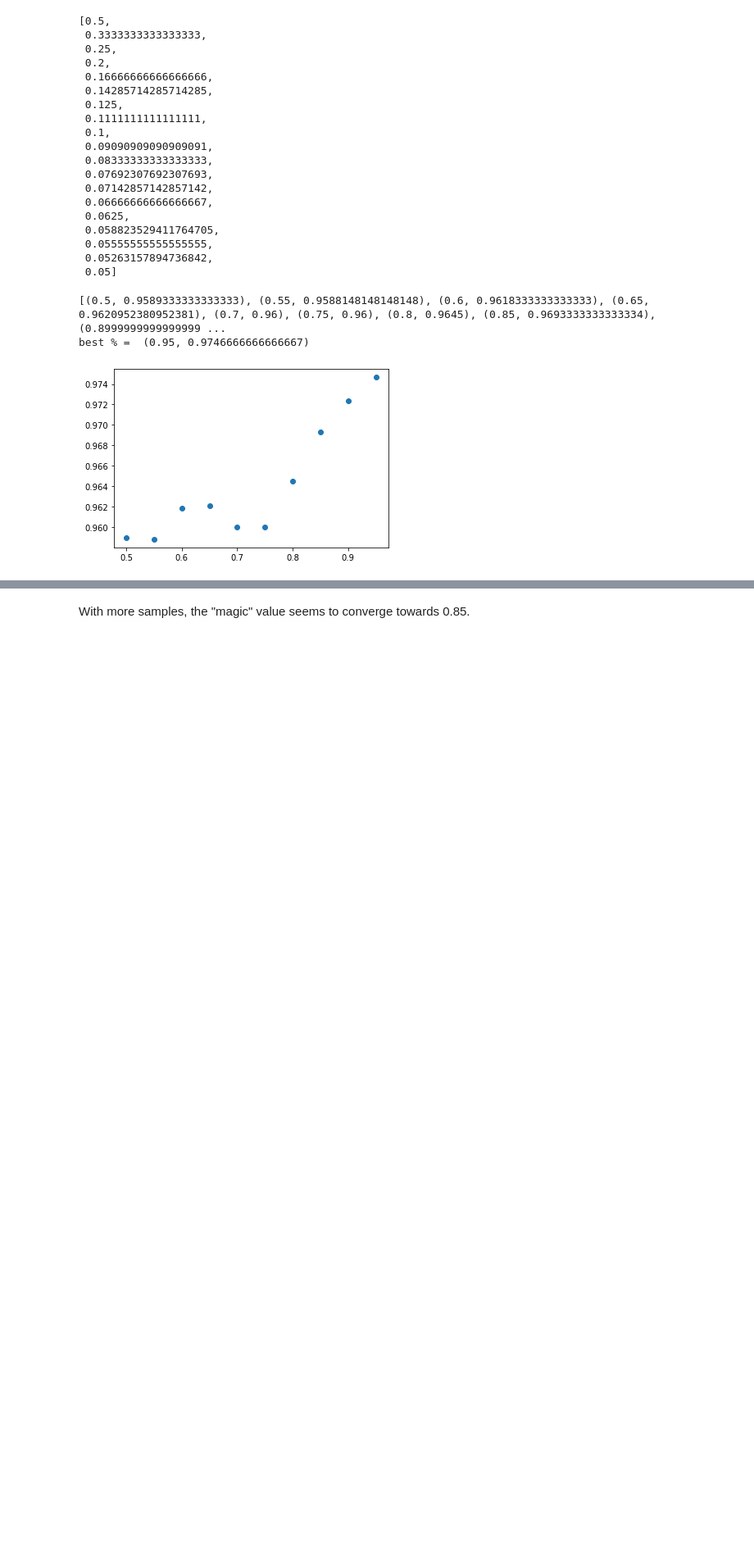
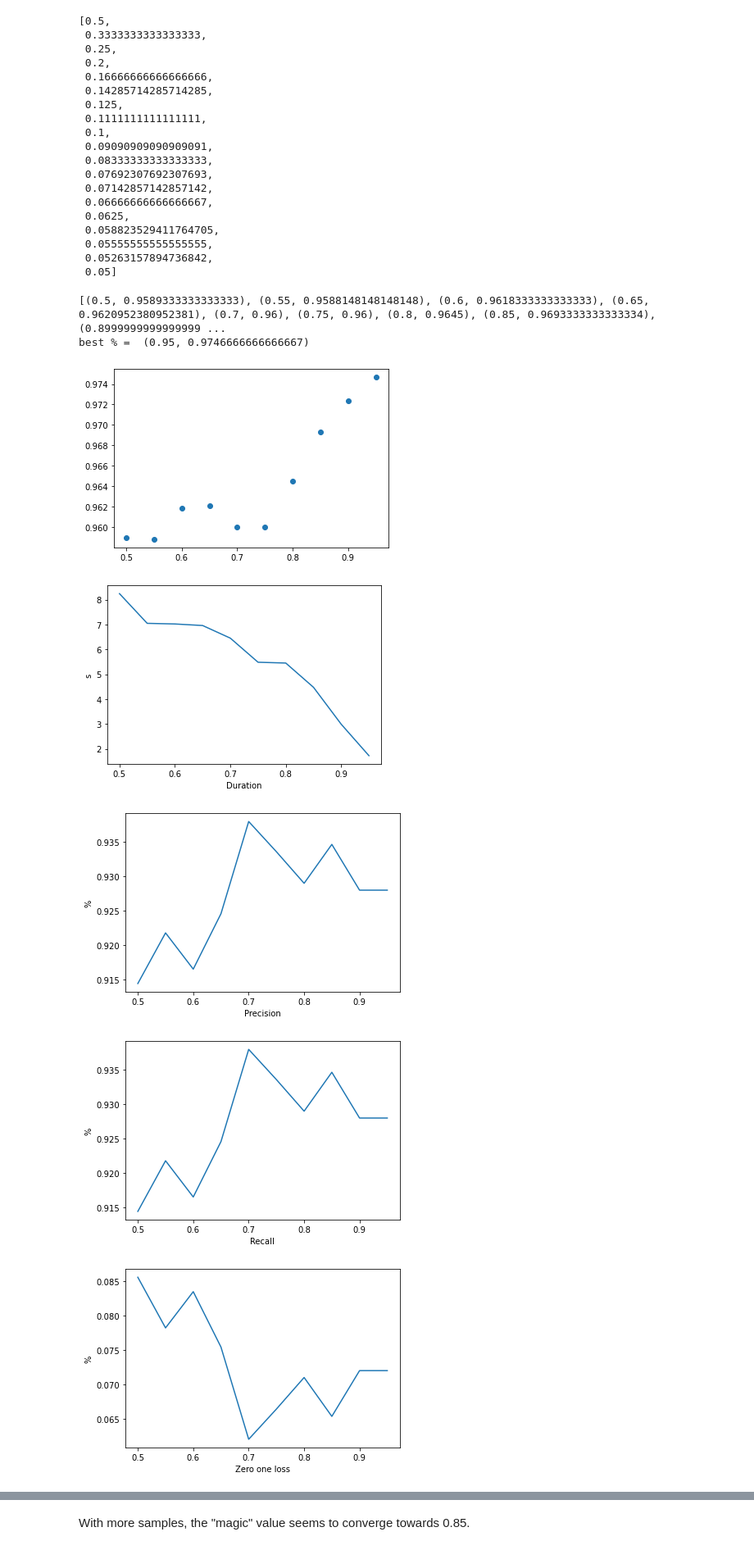
Before and after one commit to sandrrr/TP_supervised-learning, a Jupyter notebook: TP1_SV.ipynb, the cells around one changed output, grey strips where cells are left out. Shown at 82% size. Drawn from its saved outputs; the diff is of its cells as text; code cells hidden in the pictures; blank space fills up the shorter version.

```diff
--- a/TP1_SV.ipynb
+++ b/TP1_SV.ipynb
@@ -124,6 +146,25 @@ plt.show()
 [(0.5, 0.9572333333333334), (0.3333333333333333, 0.9619666666666666), (0.25, 0.9646999999999999), (0.2, 0.9653666666666666), (0.16666666666666666, 0.9663999999999998), (0.14285714285714285, 0.96586670 ...
 best % =  (0.0625, 0.9684666666666666)
 [figure]
+# %%
+label = []
+duration = []
+expected = []
+actual = []
+
+classif = neighbors.KNeighborsClassifier(3)
+for n in range(2, 20+1):
+    for train_ind, test_ind in KFold(n_splits=n, shuffle=True).split(mnist_5000_data):
+        start_time = time.time()
+        x_train, x_test = mnist_5000_data[train_ind], mnist_5000_data[test_ind]
+        y_train, y_test = mnist_5000_target[train_ind], mnist_5000_target[test_ind]
+        classif.fit(x_train, y_train)
+        actual.append(classif.predict(x_test))
+        expected.append(y_test)
+        duration.append(time.time() - start_time)
+        label.append(n)
+
+plot_analysis(label, duration, expected, actual)
 # %%
 list(list(zip(*scores))[0])
 # %% [output]
@@ -165,3 +206,25 @@ plt.show()
 [(0.5, 0.9589333333333333), (0.55, 0.9588148148148148), (0.6, 0.9618333333333333), (0.65, 0.9620952380952381), (0.7, 0.96), (0.75, 0.96), (0.8, 0.9645), (0.85, 0.9693333333333334), (0.8999999999999999 ...
 best % =  (0.95, 0.9746666666666667)
 [figure]
+# %%
+label = []
+duration = []
+expected = []
+actual = []
+
+classif = neighbors.KNeighborsClassifier(3, p=2)
+for pct in np.linspace(0.5, 0.95, 10):
+    start_time = time.time()
+    x_train,  x_test,  y_train,  y_test  =  train_test_split(mnist_5000_data, mnist_5000_target, train_size=pct)
+    classif.fit(x_train, y_train)
+    actual.append(classif.predict(x_test))
+    expected.append(y_test)
+    duration.append(time.time() - start_time)
+    label.append(pct)
+
+plot_analysis(label, duration, expected, actual)
+# %% [output]
+[figure, added]
+[figure, added]
+[figure, added]
+[figure, added]
```
Also changed, not shown: parts of 8 cells of this notebook, 2 other files.
